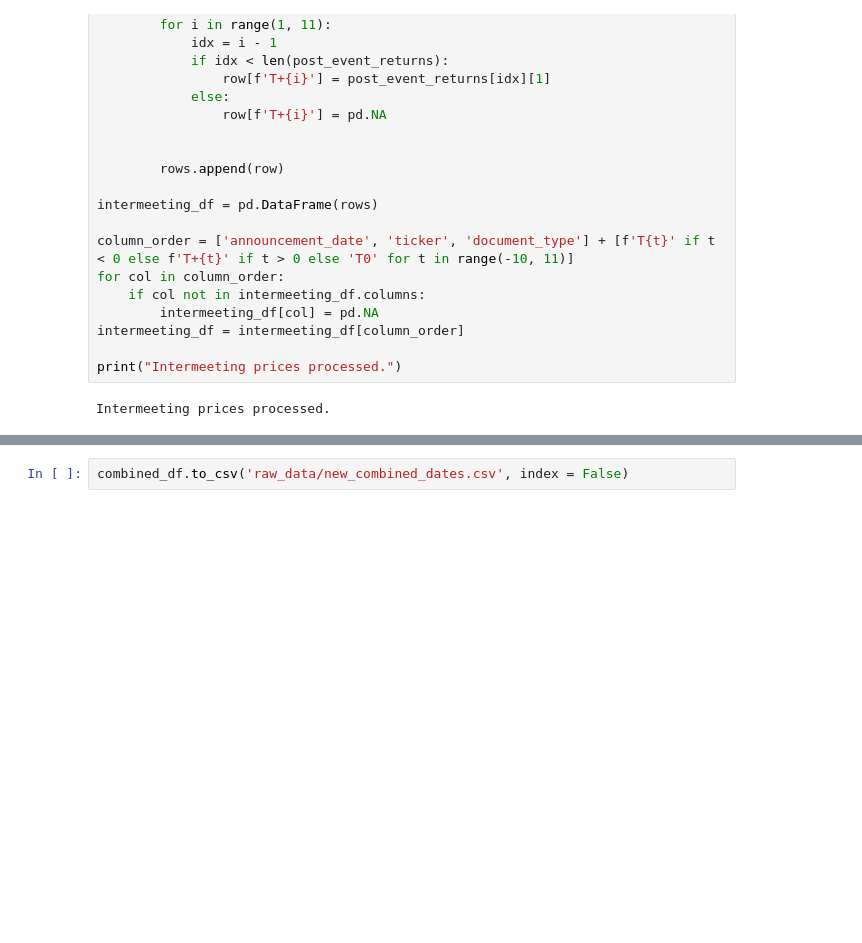
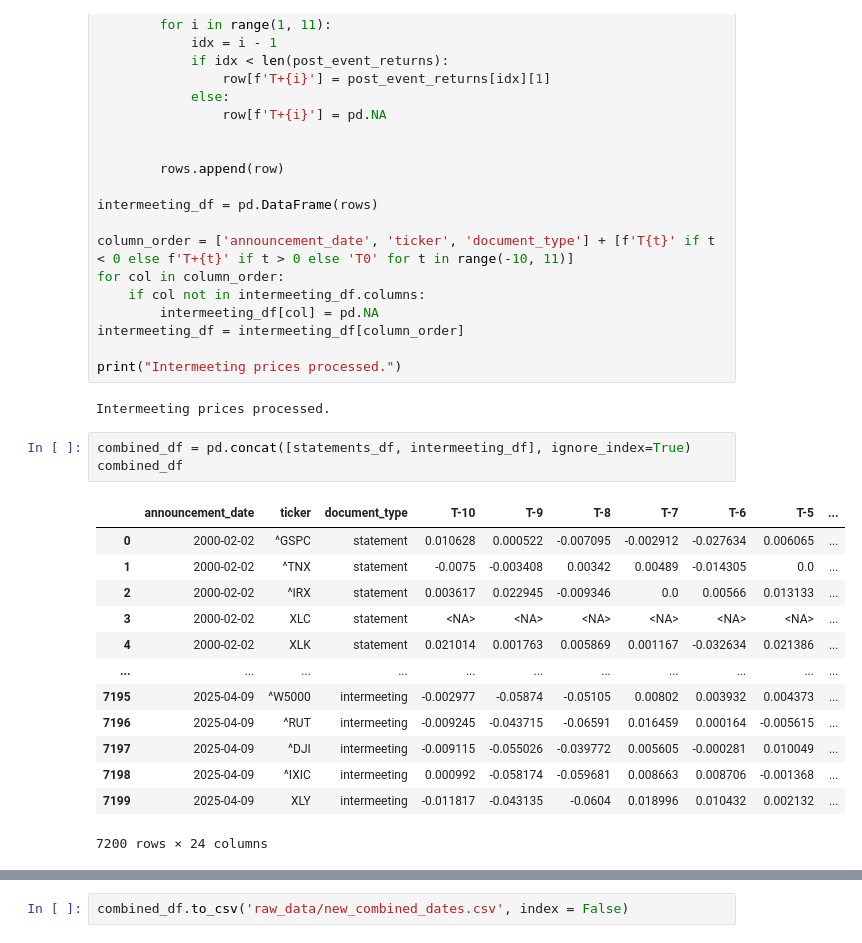
Before and after one commit to jonahnathan0/Fed_Announcements, a Jupyter notebook: Dataset_Build.ipynb, the cells around one changed output, grey strips where cells are left out. Cells and saved outputs as stored; diff of their text form; blank space fills up the shorter version.

```diff
--- a/Dataset_Build.ipynb
+++ b/Dataset_Build.ipynb
@@ -463,6 +525,23 @@ intermeeting_df = intermeeting_df[column_order]
 print("Intermeeting prices processed.")
 # %% [output]
 Intermeeting prices processed.
+# %%
+combined_df = pd.concat([statements_df, intermeeting_df], ignore_index=True)
+combined_df
+# %% [output]
+|  | announcement_date | ticker | document_type | T-10 | T-9 | T-8 | T-7 | T-6 | T-5 | ... |
+| 0 | 2000-02-02 | ^GSPC | statement | 0.010628 | 0.000522 | -0.007095 | -0.002912 | -0.027634 | 0.006065 | ... |
+| 1 | 2000-02-02 | ^TNX | statement | -0.0075 | -0.003408 | 0.00342 | 0.00489 | -0.014305 | 0.0 | ... |
+| 2 | 2000-02-02 | ^IRX | statement | 0.003617 | 0.022945 | -0.009346 | 0.0 | 0.00566 | 0.013133 | ... |
+| 3 | 2000-02-02 | XLC | statement | <NA> | <NA> | <NA> | <NA> | <NA> | <NA> | ... |
+| 4 | 2000-02-02 | XLK | statement | 0.021014 | 0.001763 | 0.005869 | 0.001167 | -0.032634 | 0.021386 | ... |
+| ... | ... | ... | ... | ... | ... | ... | ... | ... | ... | ... |
+| 7195 | 2025-04-09 | ^W5000 | intermeeting | -0.002977 | -0.05874 | -0.05105 | 0.00802 | 0.003932 | 0.004373 | ... |
+| 7196 | 2025-04-09 | ^RUT | intermeeting | -0.009245 | -0.043715 | -0.06591 | 0.016459 | 0.000164 | -0.005615 | ... |
+| 7197 | 2025-04-09 | ^DJI | intermeeting | -0.009115 | -0.055026 | -0.039772 | 0.005605 | -0.000281 | 0.010049 | ... |
+| 7198 | 2025-04-09 | ^IXIC | intermeeting | 0.000992 | -0.058174 | -0.059681 | 0.008663 | 0.008706 | -0.001368 | ... |
+| 7199 | 2025-04-09 | XLY | intermeeting | -0.011817 | -0.043135 | -0.0604 | 0.018996 | 0.010432 | 0.002132 | ... |
+7200 rows × 24 columns
 # %%
 combined_df = pd.concat([statements_df, intermeeting_df], ignore_index=True)
 combined_df = combined_df.dropna(subset=['announcement_date'])
```
Also changed, not shown: parts of 8 cells of this notebook, 4 other files.
